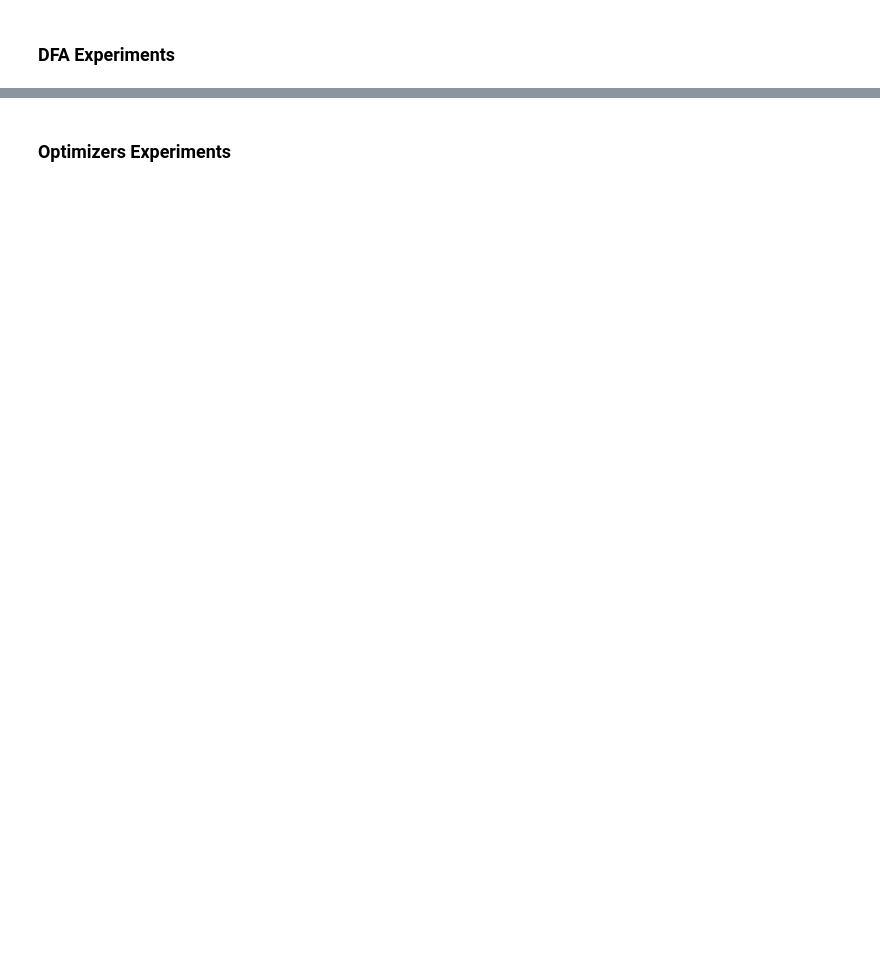
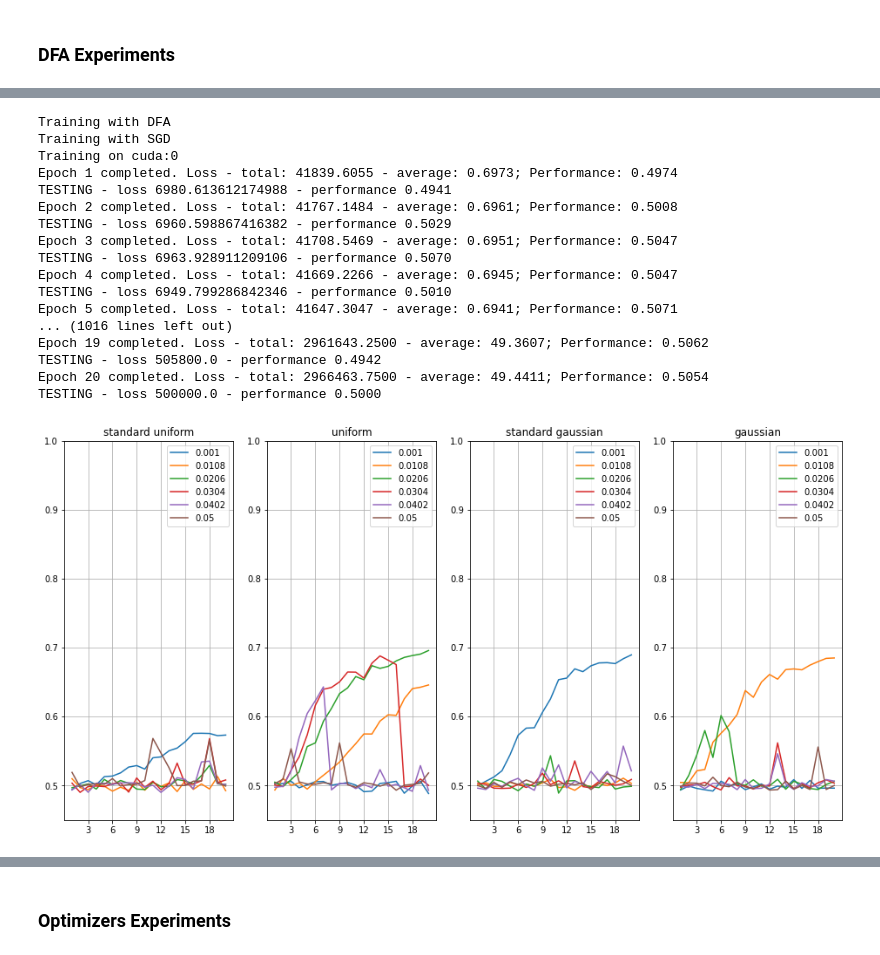
Before and after one commit to demirbilek95/Dynamics-of-Learning, a Jupyter notebook: 01-Experiments.ipynb, the cells around one changed output, grey strips where cells are left out. Drawn from its saved outputs; the diff is of its cells as text; code cells hidden in the pictures; blank space fills up the shorter version.

```diff
--- a/01-Experiments.ipynb
+++ b/01-Experiments.ipynb
@@ -188,39 +402,58 @@ plotValAccuracy(valAccList_sgd4_scratch, 100, "DFA Validation", 3)
 num_epochs = 20
 K = 3
 fig, (ax1, ax2, ax3, ax4) = plt.subplots(1, 4, figsize=(16,8))
-lr_rates = np.linspace(0.001, 0.05, 5)
+lr_rates = np.linspace(0.001, 0.05, 6)
 for init in ["standard uniform", "uniform", "standard gaussian", "gaussian"]:
     for lr in lr_rates:
         if init == "standard uniform":
             modelManualx = MLPManual(K, lr, loss_type, "DFA", init, optim, device, False)
             trainLostList, trainAccList, \
             valLossList, valAccList  = train_model_manually(modelManualx, K, trainset, testset, loss_type, loss_fn, num_epochs,
                                                                           batch_size, momentum, nesterov_momentum,
                                                                           validate_model = True, device=device)
             fillSubplot(valAccList, num_epochs, str(round(lr,4)), ax1, init)
         elif init == "uniform":
             modelManualx = MLPManual(K, lr, loss_type, "DFA", init, optim, device, False)
             trainLostList, trainAccList, \
             valLossList, valAccList  = train_model_manually(modelManualx, K, trainset, testset, loss_type, loss_fn, num_epochs,
                                                                           batch_size, momentum, nesterov_momentum,
                                                                           validate_model = True, device=device)
             fillSubplot(valAccList, num_epochs, str(round(lr,4)), ax2, init)
         elif init == "standard gaussian":
             modelManualx = MLPManual(K, lr, loss_type, "DFA", init, optim, device, False)
             trainLostList, trainAccList, \
             valLossList, valAccList  = train_model_manually(modelManualx, K, trainset, testset, loss_type, loss_fn, num_epochs,
                                                                           batch_size, momentum, nesterov_momentum,
                                                                           validate_model = True, device=device)
             fillSubplot(valAccList, num_epochs, str(round(lr,4)), ax3, init)
         elif init == "gaussian":
             modelManualx = MLPManual(K, lr, loss_type, "DFA", init, optim, device, False)
             trainLostList, trainAccList, \
             valLossList, valAccList  = train_model_manually(modelManualx, K, trainset, testset, loss_type, loss_fn, num_epochs,
                                                                           batch_size, momentum, nesterov_momentum,
                                                                           validate_model = True, device=device)
             fillSubplot(valAccList, num_epochs, str(round(lr,4)), ax4, init)
 
 plt.savefig("plots/InitsWSamelrs.png")
+# %% [output]
+Training with DFA
+Training with SGD
+Training on cuda:0
+Epoch 1 completed. Loss - total: 41839.6055 - average: 0.6973; Performance: 0.4974
+TESTING - loss 6980.613612174988 - performance 0.4941
+Epoch 2 completed. Loss - total: 41767.1484 - average: 0.6961; Performance: 0.5008
+TESTING - loss 6960.598867416382 - performance 0.5029
+Epoch 3 completed. Loss - total: 41708.5469 - average: 0.6951; Performance: 0.5047
+TESTING - loss 6963.928911209106 - performance 0.5070
+Epoch 4 completed. Loss - total: 41669.2266 - average: 0.6945; Performance: 0.5047
+TESTING - loss 6949.799286842346 - performance 0.5010
+Epoch 5 completed. Loss - total: 41647.3047 - average: 0.6941; Performance: 0.5071
+... (1016 lines left out)
+Epoch 19 completed. Loss - total: 2961643.2500 - average: 49.3607; Performance: 0.5062
+TESTING - loss 505800.0 - performance 0.4942
+Epoch 20 completed. Loss - total: 2966463.7500 - average: 49.4411; Performance: 0.5054
+TESTING - loss 500000.0 - performance 0.5000
+[figure, added]
 # %%
 def tuneLearningRate(lr_array : np.array, training_method: str, init_B: str, optim: str, k:int, loss_type):
     listofValAcc = []
```
Also changed, not shown: parts of 30 cells of this notebook, 2 other files.
